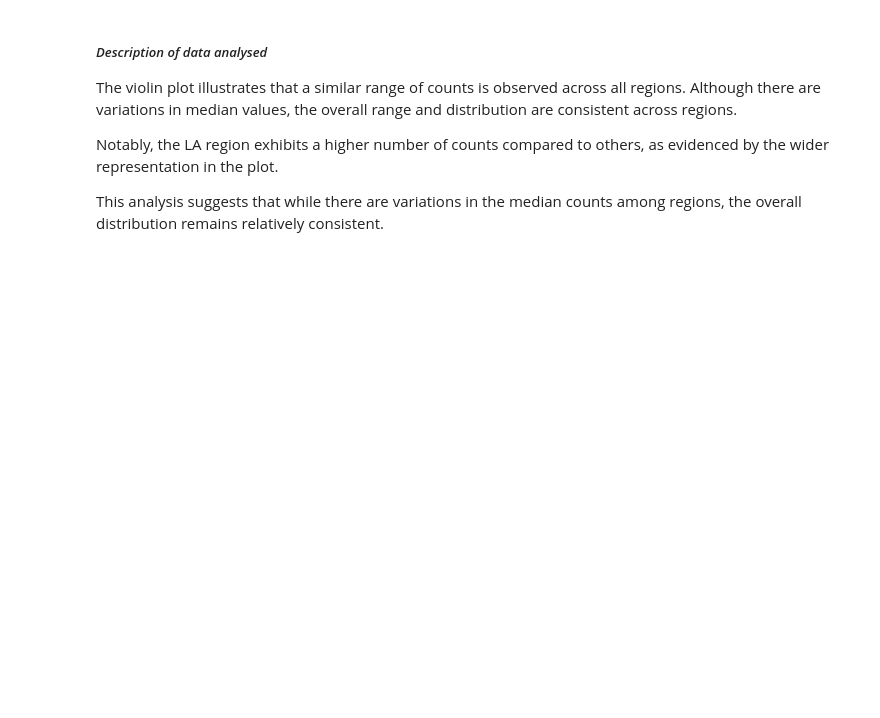
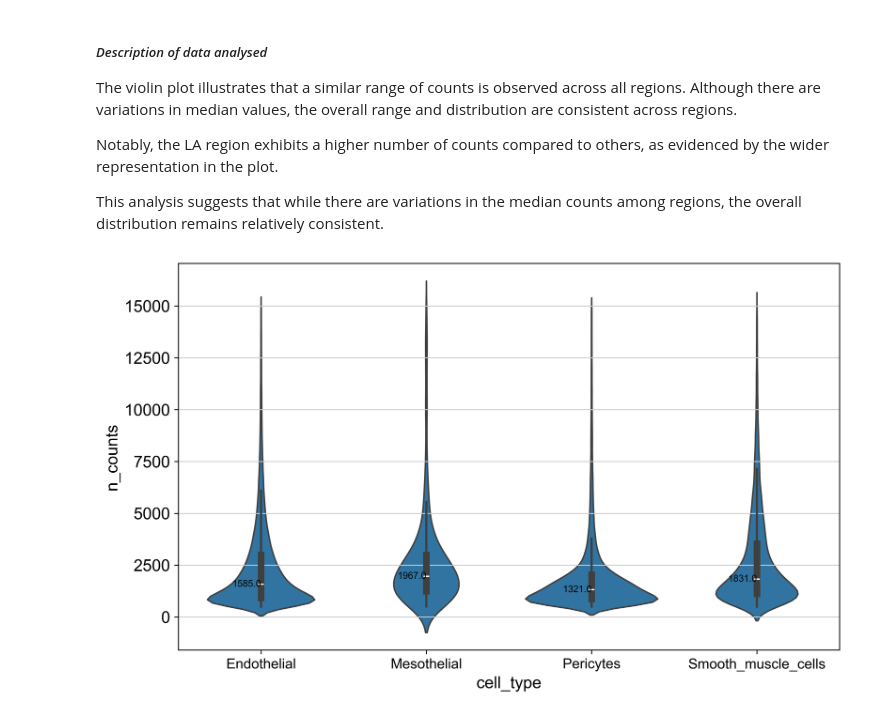
Before and after one commit to Talavera-Lopez-Lab/Heart_Vascular, a Jupyter notebook: Reading_files/vascular-pp.ipynb, the cells around one changed output. Drawn from its saved outputs; the diff is of its cells as text; code cells hidden in the pictures; blank space fills up the shorter version.

```diff
--- a/Reading_files/vascular-pp.ipynb
+++ b/Reading_files/vascular-pp.ipynb
@@ -171,3 +191,19 @@ The violin plot illustrates that a similar range of counts is observed across al
 Notably, the LA region exhibits a higher number of counts compared to others, as evidenced by the wider representation in the plot.
 
 This analysis suggests that while there are variations in the median counts among regions, the overall distribution remains relatively consistent.
+# %%
+plt.figure(figsize=(10, 6))
+sns.violinplot(x='cell_type', y='n_counts', data=vascular.obs)
+
+# Calculate median values for each group
+medians = vascular.obs.groupby('cell_type')['n_counts'].median().values
+
+# Add median values to the plot
+for i, median in enumerate(medians):
+    plt.text(i, median, f'{median}',fontsize=8, horizontalalignment='right', verticalalignment='center', color = 'black')
+
+# Set font size for specific text elements
+plt.xticks(fontsize=12)
+plt.show()
+# %% [output]
+[figure, added]
```
Also changed, not shown: parts of 1 cell of this notebook.
